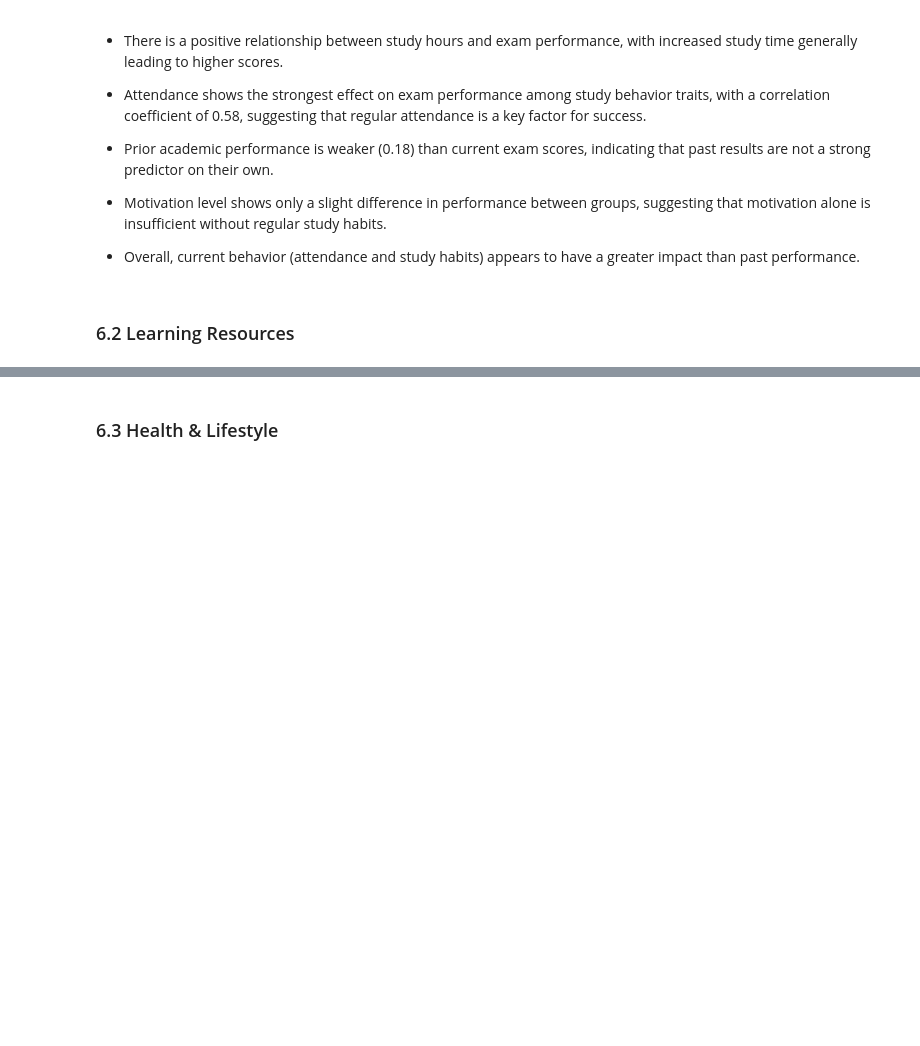
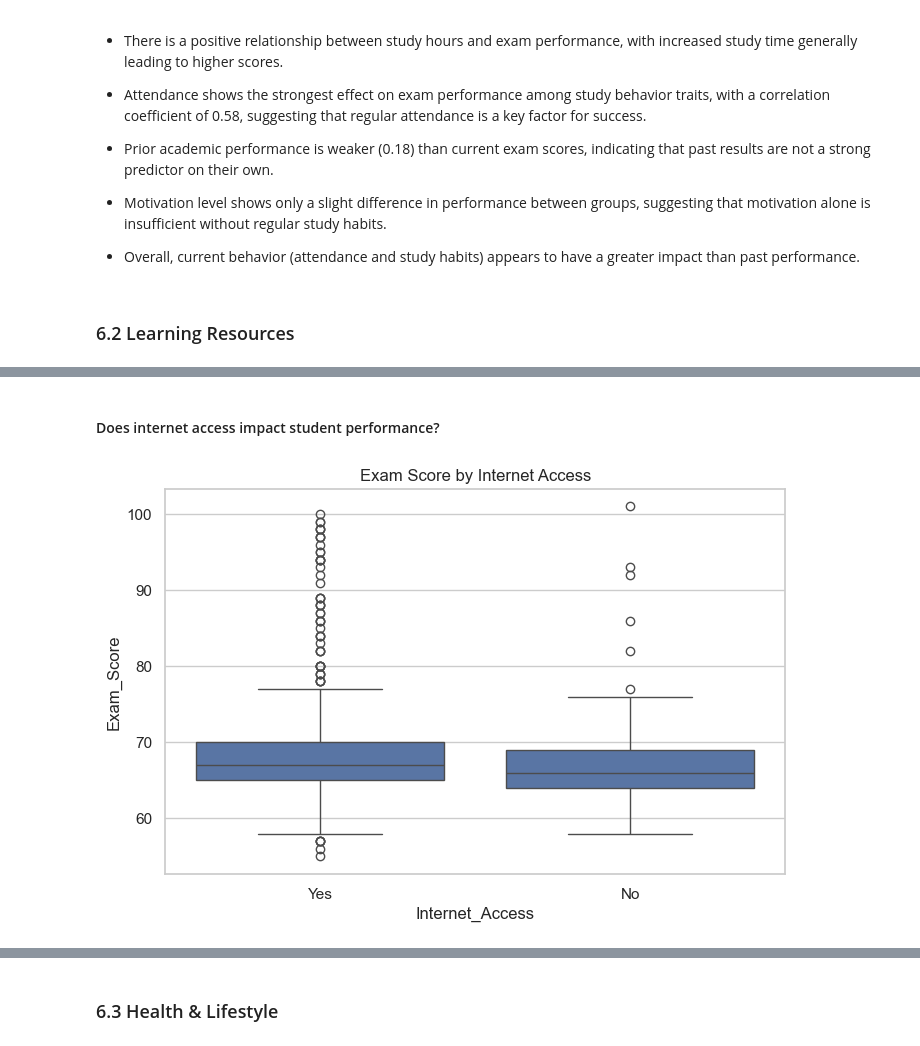
Before and after one commit to Nujud123/A-AI-Bootcamp, a Jupyter notebook: student/course2/p2_student_exam.ipynb, the cells around one changed output, grey strips where cells are left out. Saved outputs shown, nothing was run; the diff lists cells and outputs as text; code cells hidden in the pictures; blank space fills up the shorter version.

```diff
--- a/student/course2/p2_student_exam.ipynb
+++ b/student/course2/p2_student_exam.ipynb
@@ -271,0 +281,9 @@ plt.show()
+# %% [markdown]
+#### Does internet access impact student performance?
+# %%
+sns.boxplot(data=student, x='Internet_Access', y='Exam_Score')
+
+plt.title('Exam Score by Internet Access')
+plt.show()
+# %% [output]
+[figure, added]
```
Also changed, not shown: parts of 7 cells of this notebook.
